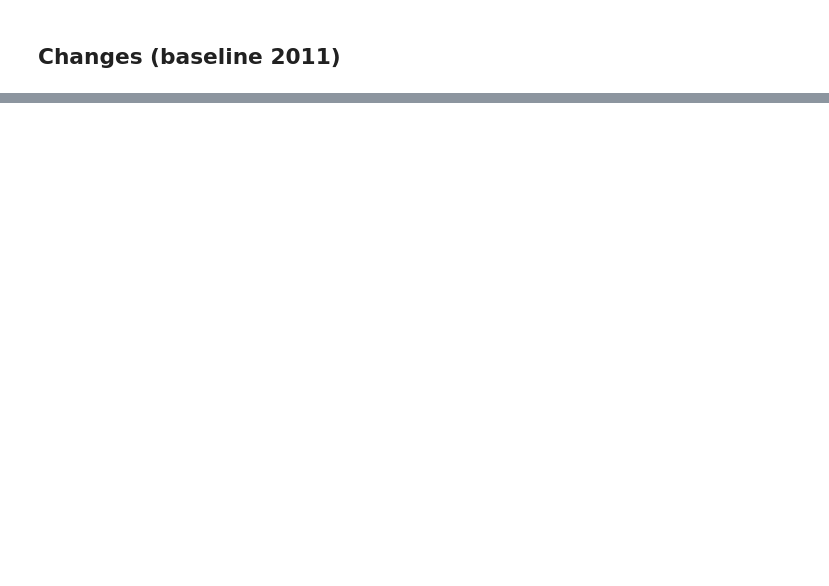
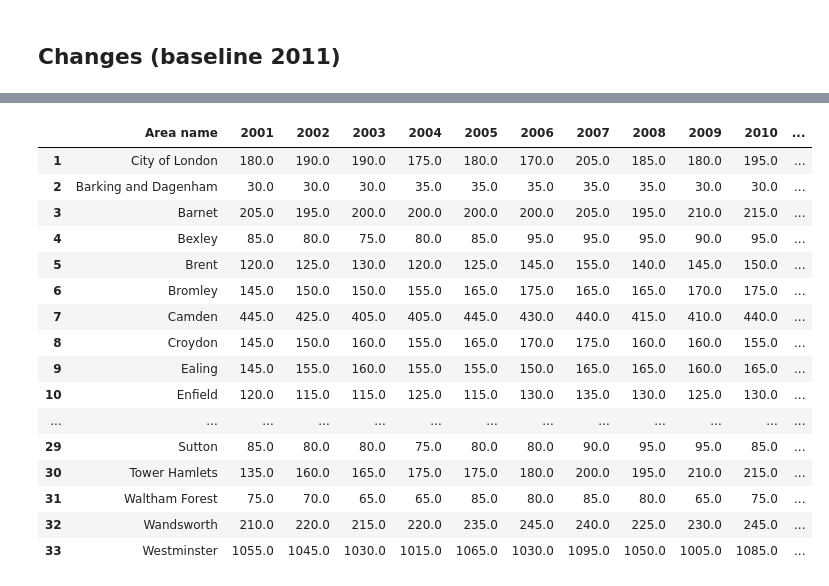
Before and after one commit to Ad1thya-R/data-food-drink, a Jupyter notebook: notebooks/Restaurants.ipynb, the cells around one changed output, grey strips where cells are left out. Cells and saved outputs as stored; diff of their text form; code cells hidden in the pictures; blank space fills up the shorter version.

```diff
--- a/notebooks/Restaurants.ipynb
+++ b/notebooks/Restaurants.ipynb
@@ -266,0 +267,4 @@ plt.show()
+# %%
+# load population data
+population = pd.read_csv("../data/population.csv")
+population.head()
@@ -266,0 +318,24 @@ plt.show()
+# %%
+# difference between restaurant area names and population area names
+restaurants_units['Area name'].isin(population['Area name'])
+#remove rows that are not in population
+restaurants_units = restaurants_units[restaurants_units['Area name'].isin(population['Area name'])]
+restaurants_units
+# %% [output]
+|  | Area name | 2001 | 2002 | 2003 | 2004 | 2005 | 2006 | 2007 | 2008 | 2009 | 2010 | ... |
+| 1 | City of London | 180.0 | 190.0 | 190.0 | 175.0 | 180.0 | 170.0 | 205.0 | 185.0 | 180.0 | 195.0 | ... |
+| 2 | Barking and Dagenham | 30.0 | 30.0 | 30.0 | 35.0 | 35.0 | 35.0 | 35.0 | 35.0 | 30.0 | 30.0 | ... |
+| 3 | Barnet | 205.0 | 195.0 | 200.0 | 200.0 | 200.0 | 200.0 | 205.0 | 195.0 | 210.0 | 215.0 | ... |
+| 4 | Bexley | 85.0 | 80.0 | 75.0 | 80.0 | 85.0 | 95.0 | 95.0 | 95.0 | 90.0 | 95.0 | ... |
+| 5 | Brent | 120.0 | 125.0 | 130.0 | 120.0 | 125.0 | 145.0 | 155.0 | 140.0 | 145.0 | 150.0 | ... |
+| 6 | Bromley | 145.0 | 150.0 | 150.0 | 155.0 | 165.0 | 175.0 | 165.0 | 165.0 | 170.0 | 175.0 | ... |
+| 7 | Camden | 445.0 | 425.0 | 405.0 | 405.0 | 445.0 | 430.0 | 440.0 | 415.0 | 410.0 | 440.0 | ... |
+| 8 | Croydon | 145.0 | 150.0 | 160.0 | 155.0 | 165.0 | 170.0 | 175.0 | 160.0 | 160.0 | 155.0 | ... |
+| 9 | Ealing | 145.0 | 155.0 | 160.0 | 155.0 | 155.0 | 150.0 | 165.0 | 165.0 | 160.0 | 165.0 | ... |
+| 10 | Enfield | 120.0 | 115.0 | 115.0 | 125.0 | 115.0 | 130.0 | 135.0 | 130.0 | 125.0 | 130.0 | ... |
+| ... | ... | ... | ... | ... | ... | ... | ... | ... | ... | ... | ... | ... |
+| 29 | Sutton | 85.0 | 80.0 | 80.0 | 75.0 | 80.0 | 80.0 | 90.0 | 95.0 | 95.0 | 85.0 | ... |
+| 30 | Tower Hamlets | 135.0 | 160.0 | 165.0 | 175.0 | 175.0 | 180.0 | 200.0 | 195.0 | 210.0 | 215.0 | ... |
+| 31 | Waltham Forest | 75.0 | 70.0 | 65.0 | 65.0 | 85.0 | 80.0 | 85.0 | 80.0 | 65.0 | 75.0 | ... |
+| 32 | Wandsworth | 210.0 | 220.0 | 215.0 | 220.0 | 235.0 | 245.0 | 240.0 | 225.0 | 230.0 | 245.0 | ... |
+| 33 | Westminster | 1055.0 | 1045.0 | 1030.0 | 1015.0 | 1065.0 | 1030.0 | 1095.0 | 1050.0 | 1005.0 | 1085.0 | ... |
```
Also changed, not shown: parts of 23 cells of this notebook, 17 other files.
